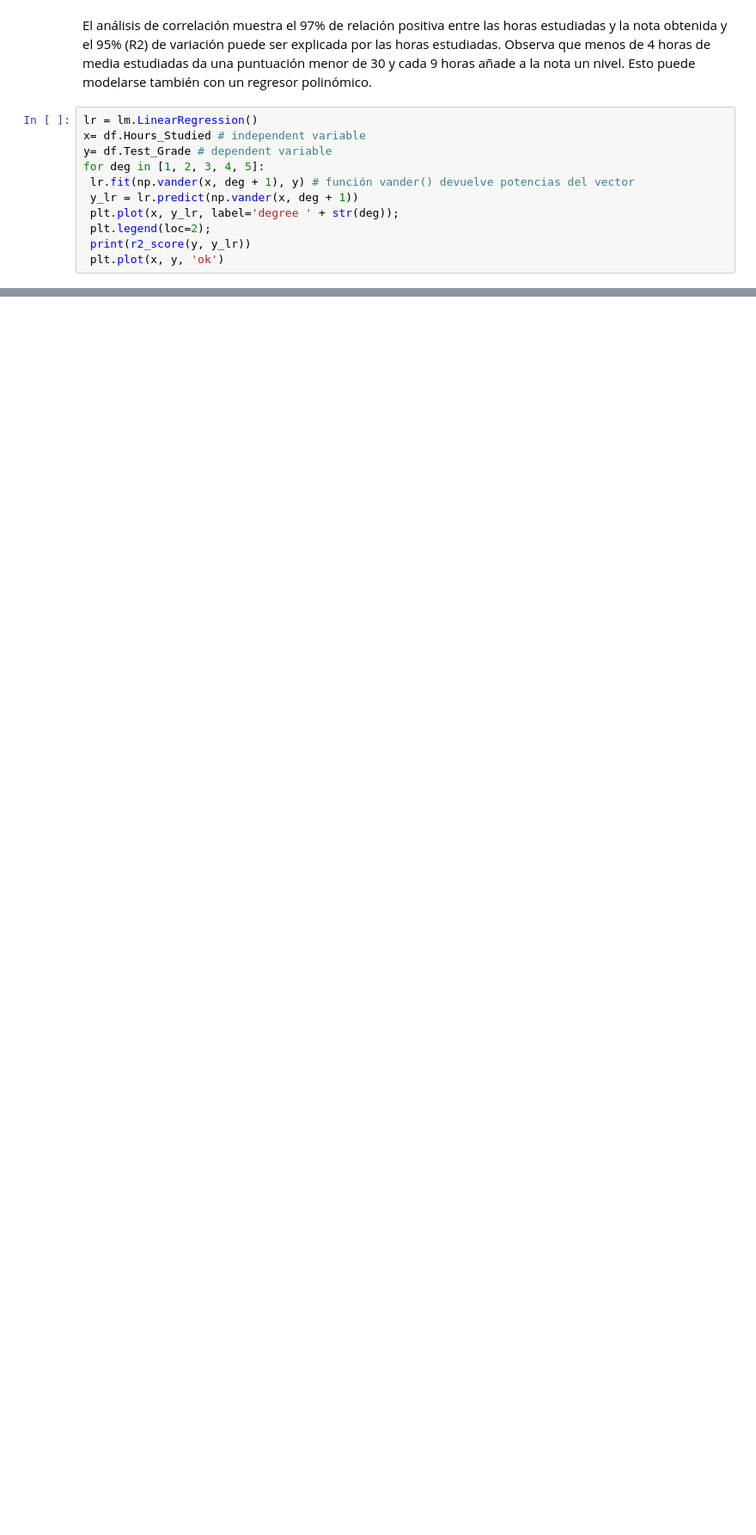
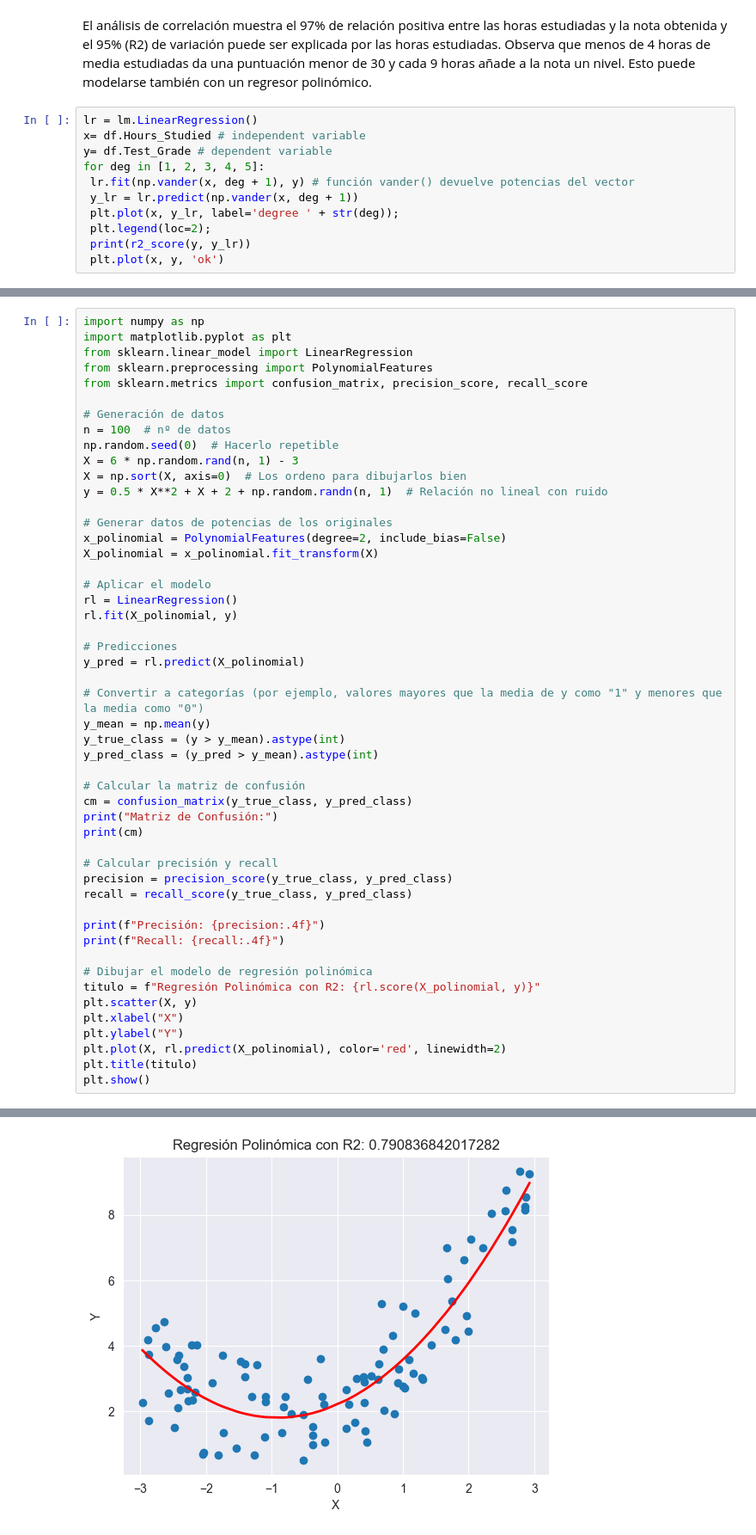
Before and after one commit to SamuehFDEZ/MachineLearning, a Jupyter notebook: saa/U2/ejercicios.ipynb, the cells around one changed output, grey strips where cells are left out. Shown at 86% size. Drawn from its saved outputs; the diff is of its cells as text; blank space fills up the shorter version.

```diff
--- a/saa/U2/ejercicios.ipynb
+++ b/saa/U2/ejercicios.ipynb
@@ -360,0 +479,51 @@ Calcula la precisión y el recall del ejemplo de la matriz de confusión de la p
+# %%
+import numpy as np
+import matplotlib.pyplot as plt
+from sklearn.linear_model import LinearRegression
+from sklearn.preprocessing import PolynomialFeatures
+from sklearn.metrics import confusion_matrix, precision_score, recall_score
+
+# Generación de datos
+n = 100  # nº de datos
+np.random.seed(0)  # Hacerlo repetible
+X = 6 * np.random.rand(n, 1) - 3
+X = np.sort(X, axis=0)  # Los ordeno para dibujarlos bien
+y = 0.5 * X**2 + X + 2 + np.random.randn(n, 1)  # Relación no lineal con ruido
+
+# Generar datos de potencias de los originales
+x_polinomial = PolynomialFeatures(degree=2, include_bias=False)
+X_polinomial = x_polinomial.fit_transform(X)
+
+# Aplicar el modelo
+rl = LinearRegression()
+rl.fit(X_polinomial, y)
+
+# Predicciones
+y_pred = rl.predict(X_polinomial)
+
+# Convertir a categorías (por ejemplo, valores mayores que la media de y como "1" y menores que la media como "0")
+y_mean = np.mean(y)
+y_true_class = (y > y_mean).astype(int)
+y_pred_class = (y_pred > y_mean).astype(int)
+
+# Calcular la matriz de confusión
+cm = confusion_matrix(y_true_class, y_pred_class)
+print("Matriz de Confusión:")
+print(cm)
+
+# Calcular precisión y recall
+precision = precision_score(y_true_class, y_pred_class)
+recall = recall_score(y_true_class, y_pred_class)
+
+print(f"Precisión: {precision:.4f}")
+print(f"Recall: {recall:.4f}")
+
+# Dibujar el modelo de regresión polinómica
+titulo = f"Regresión Polinómica con R2: {rl.score(X_polinomial, y)}"
+plt.scatter(X, y)
+plt.xlabel("X")
+plt.ylabel("Y")
+plt.plot(X, rl.predict(X_polinomial), color='red', linewidth=2)
+plt.title(titulo)
+plt.show()
+# %% [output]
@@ -361,3 +535,4 @@ Calcula la precisión y el recall del ejemplo de la matriz de confusión de la p
+[figure, added]
 # %% [markdown]
 ## EJERCICIO 16:
 Ejecuta el ejemplo 40. ¿Cuál de los dos modelos es mejor? (justifica tu respuesta) ¿Es
```
Also changed, not shown: parts of 17 cells of this notebook.
